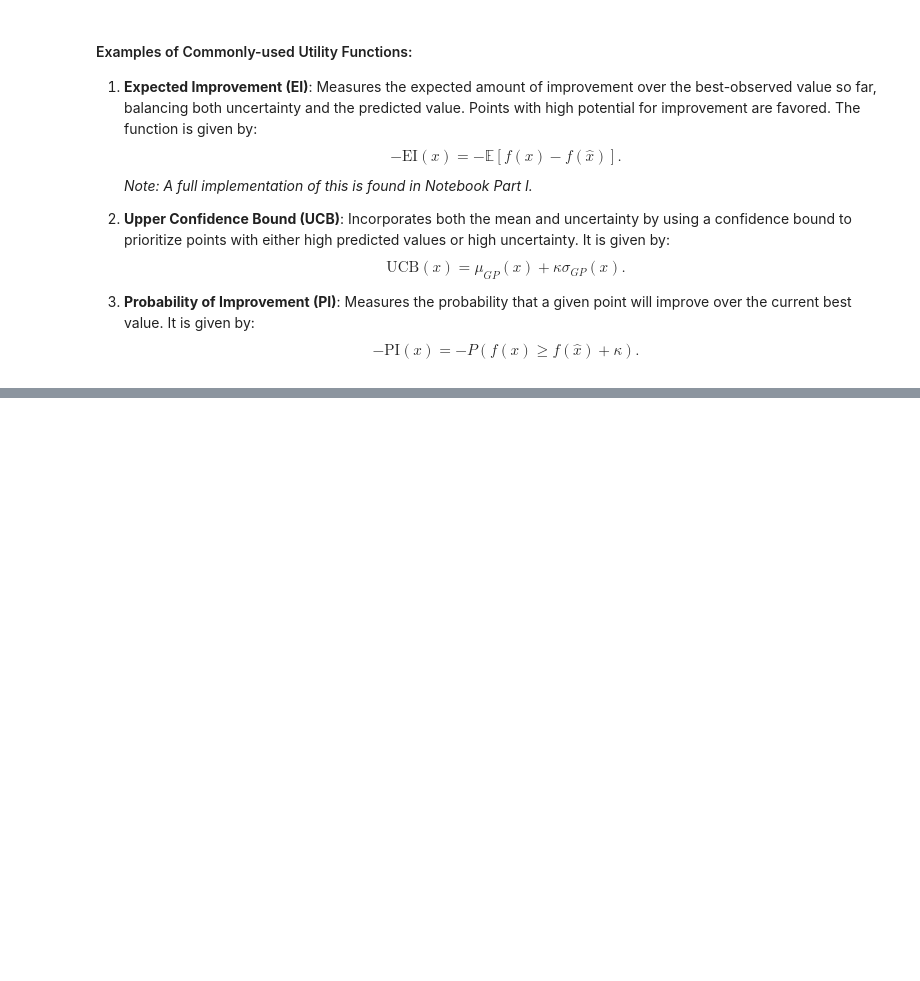
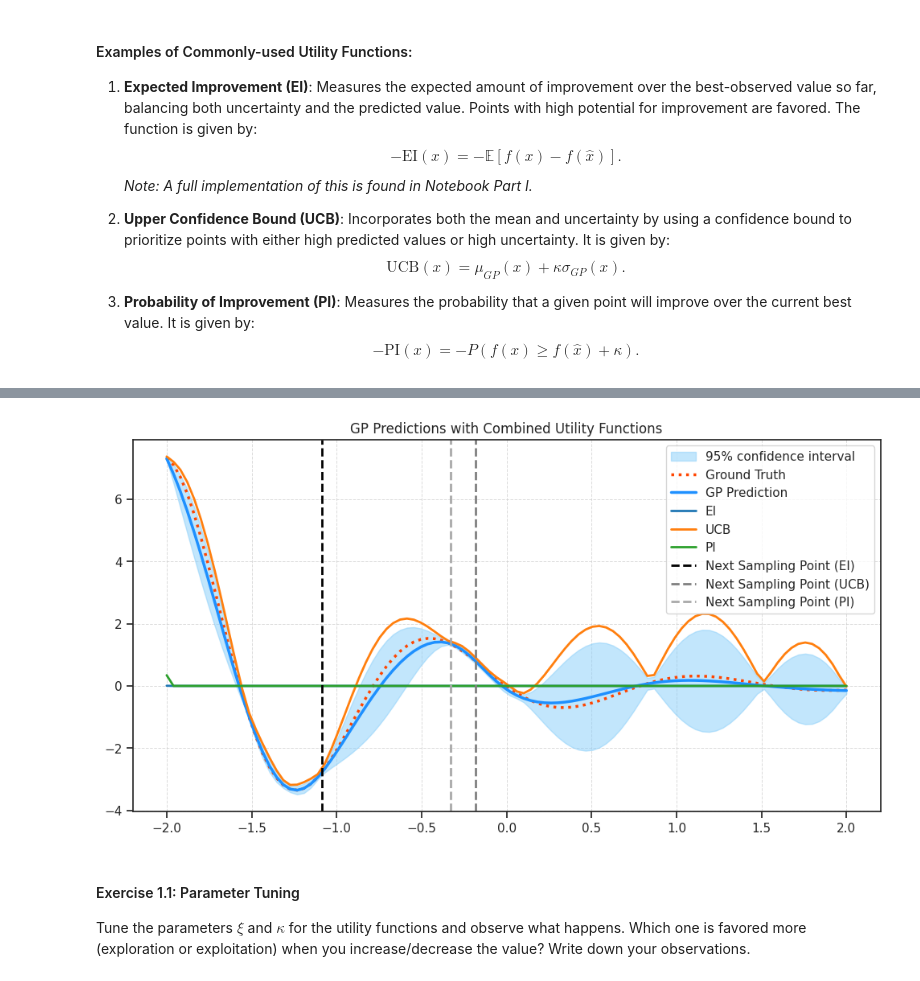
Before and after one commit to ritzann/2024-thrill-school-gp-bo, a Jupyter notebook: my_notebooks/2-BO-GP-II.ipynb, the cells around one changed output, grey strips where cells are left out. Saved outputs shown, nothing was run; the diff lists cells and outputs as text; code cells hidden in the pictures; blank space fills up the shorter version.

```diff
--- a/my_notebooks/2-BO-GP-II.ipynb
+++ b/my_notebooks/2-BO-GP-II.ipynb
@@ -32,0 +169,50 @@ The acquisition function is what transforms the BO process from a passive fittin
+# %%
+# Create a plot for GP predictions with combined utility functions
+fig, ax = plt.subplots(figsize=(12, 6))
+
+# Fit GP to the training data
+gp.fit(X_train, Y_train)
+
+# Make predictions
+Y_pred, sigma = gp.predict(X, return_std=True)
+
+# Plot GP predictions and confidence interval
+ax.fill_between(X.ravel(),
+                Y_pred - 1.96 * sigma,
+                Y_pred + 1.96 * sigma,
+                color='#87CEFA', alpha=0.5, label='95% confidence interval')
+ax.plot(X, Y, c='#FF4500', ls=':', lw=2.5, label='Ground Truth')
+ax.plot(X, Y_pred, c='#1E90FF', lw=2.5, label='GP Prediction')
+
+# Plot each utility function
+utility_functions = {
+    'EI': expected_improvement,
+    'UCB': upper_confidence_bound,
+    'PI': probability_of_improvement
+}
+
+# Prepare for utility function evaluation
+for label, utility in utility_functions.items():
+    if label == 'UCB':
+        utility_values = utility(X, gp)  # Call with only X and gp
+    else:
+        utility_values = utility(X, X_train, Y_train, gp)  # Call with all four arguments
+
+    ax.plot(X, utility_values, lw=2, label=label)
+
+# Highlight the next sampling points
+ax.axvline(x=X_next_ei, ls='--', c='k', lw=2, label='Next Sampling Point (EI)')
+ax.axvline(x=X_next_ucb, ls='--', c='gray', lw=2, label='Next Sampling Point (UCB)')
+ax.axvline(x=X_next_pi, ls='--', c='darkgray', lw=2, label='Next Sampling Point (PI)')
+
+# Add legend and grid
+ax.legend(loc="upper right")
+ax.grid(True, which='both', linestyle='--', linewidth=0.7, alpha=0.7)
+ax.set_title('GP Predictions with Combined Utility Functions')
+plt.show()
+# %% [output]
+[figure, added]
+# %% [markdown]
+#### Exercise 1.1: Parameter Tuning
+
+Tune the parameters $\xi$ and $\kappa$ for the utility functions and observe what happens. Which one is favored more (exploration or exploitation) when you increase/decrease the value? Write down your observations.
```
Also changed, not shown: parts of 15 cells of this notebook, 1 other file.
